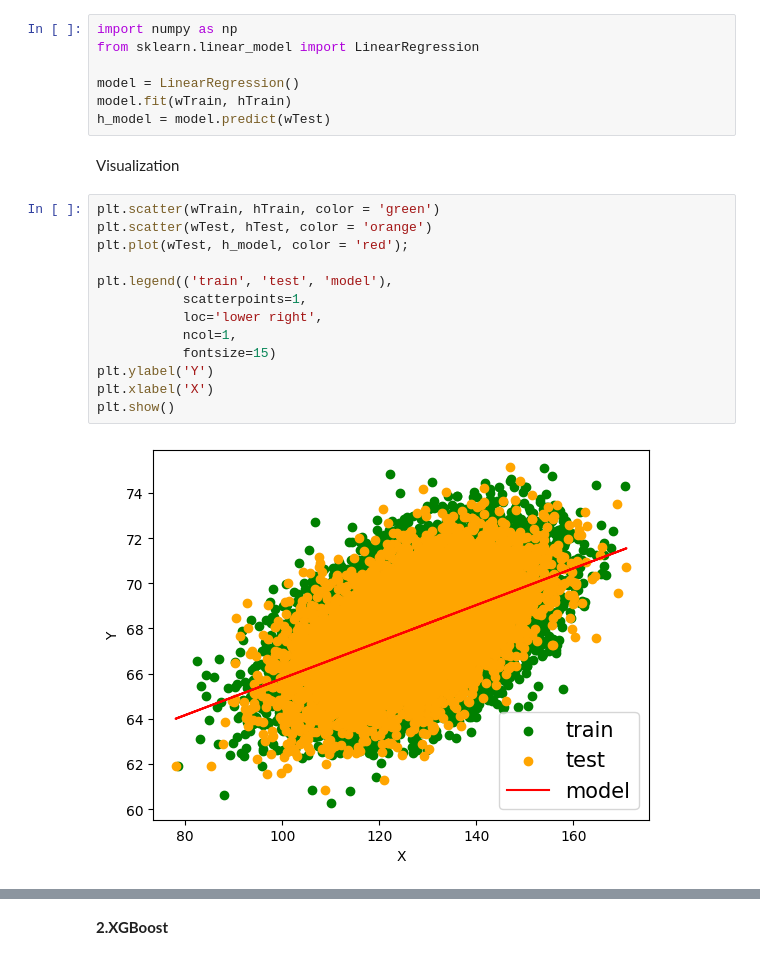
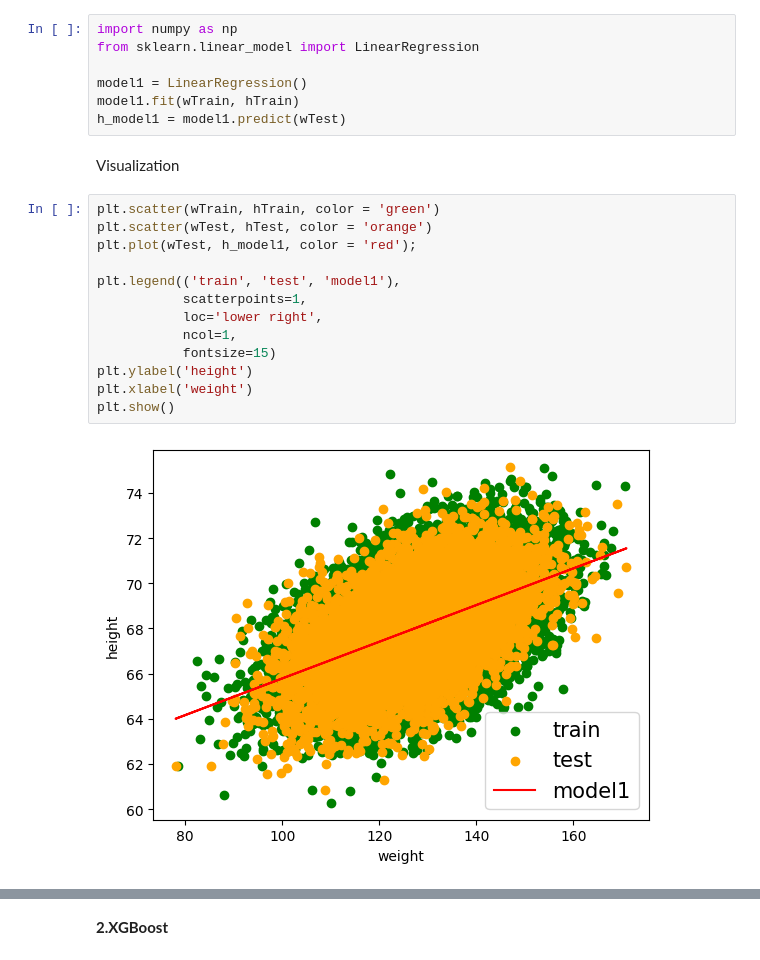
Before and after one commit to neliudochka/WeightsHeights, a Jupyter notebook: 1lab_LiniearRegression.ipynb, the cells around one changed output, grey strips where cells are left out. Drawn from its saved outputs; the diff is of its cells as text.

```diff
--- a/1lab_LiniearRegression.ipynb
+++ b/1lab_LiniearRegression.ipynb
@@ -73,23 +73,23 @@ Write code in Python / R, which is implemented using three approaches to choose
 import numpy as np
 from sklearn.linear_model import LinearRegression
 
-model = LinearRegression()
-model.fit(wTrain, hTrain)
-h_model = model.predict(wTest)
+model1 = LinearRegression()
+model1.fit(wTrain, hTrain)
+h_model1 = model1.predict(wTest)
 # %% [markdown]
 Visualization
 # %%
 plt.scatter(wTrain, hTrain, color = 'green')
 plt.scatter(wTest, hTest, color = 'orange')
-plt.plot(wTest, h_model, color = 'red');
+plt.plot(wTest, h_model1, color = 'red');
 
-plt.legend(('train', 'test', 'model'),
+plt.legend(('train', 'test', 'model1'),
            scatterpoints=1,
            loc='lower right',
            ncol=1,
            fontsize=15)
-plt.ylabel('Y')
-plt.xlabel('X')
+plt.ylabel('height')
+plt.xlabel('weight')
 plt.show()
 # %% [output]
-[figure, old version]
+[figure, new version]
```
Also changed, not shown: parts of 20 cells of this notebook.
